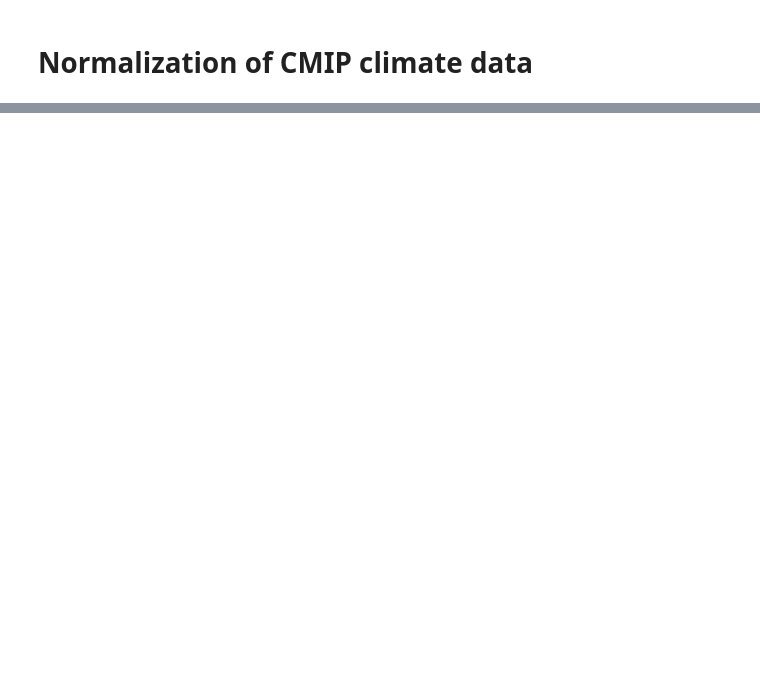
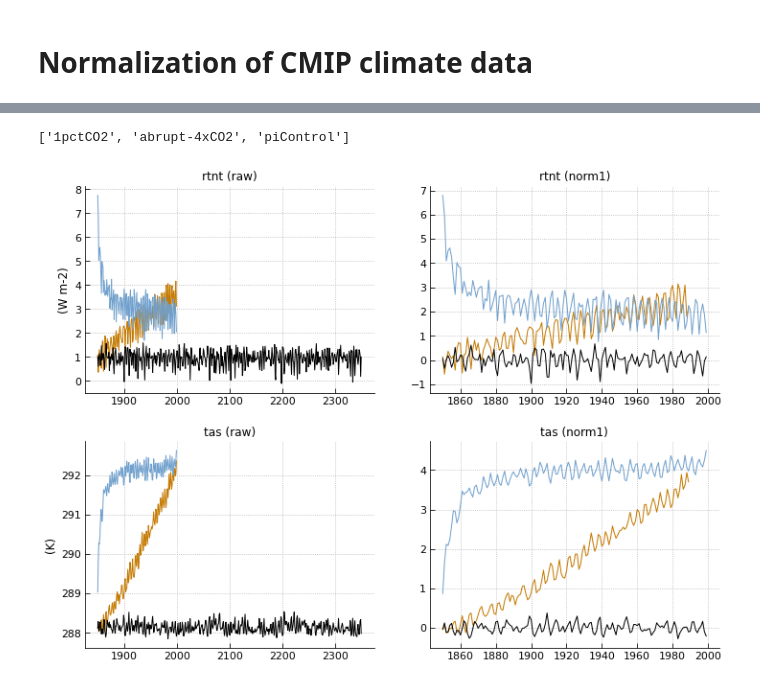
Before and after one commit to tsutsui1872/mce, a Jupyter notebook: notebook/calib_climate_pre.ipynb, the cells around one changed output, grey strips where cells are left out. Drawn from its saved outputs; the diff is of its cells as text; code cells hidden in the pictures; blank space fills up the shorter version.

```diff
--- a/notebook/calib_climate_pre.ipynb
+++ b/notebook/calib_climate_pre.ipynb
@@ -236,16 +205,0 @@ dfset = read_cmip(path, map_slice)
-# %%
-linreg = LinearRegression(reg_linregress)
-data = {}
-
-for source_id, df in dfset.items():
-    for variable, df1 in df.groupby(level=1):
-        trend = linreg.regress(df1.loc[('piControl', variable)])
-        df1n = df1.sub(trend)
-        df1n.columns = np.arange(df1.shape[1]) + 0.5
-        data[(source_id, variable)] = df1n.droplevel(1)
-
-df_norm1 = (
-    pd.concat(data)
-    .reorder_levels([0, 2, 1])
-    .sort_index(key=lambda x: x.str.lower())
-)
@@ -261,0 +265,4 @@ True
+# %%
+myplt = PlotBase(palette='ipcc_wg1')
+# %%
+ds = ScenarioBase(outpath='untracked/calib_cmip.h5', mode='r')
@@ -261,0 +272,39 @@ True
+# %%
+cmip_era = 'CMIP6'
+source_id = 'MIROC-ES2L'
+list(ds.file[f'calib/{cmip_era}/{source_id}'])
+# %% [output]
+['1pctCO2', 'abrupt-4xCO2', 'piControl']
+# %%
+cmip_era = 'CMIP6'
+source_id = 'MIROC-ES2L'
+
+myplt.init_regular(4, col=2)
+
+map_color = {
+    '1pctCO2': 'C2',
+    'abrupt-4xCO2': 'C1',
+    'piControl': 'C0',
+}
+variables = ['rtnt', 'tas']
+
+for exp1, grp in ds.file[f'calib/{cmip_era}/{source_id}'].items():
+    color = map_color[exp1]
+    for i, variable_id in enumerate(variables):
+        df = pd.DataFrame({k: v for k, v in grp['raw'].items()}).set_index('time')
+        ax = myplt(2*i)
+        d1 = df[variable_id]
+        ax.plot(d1.index, d1, color=color)
+        ax.set_ylabel('({})'.format(grp['raw'][variable_id].attrs['units']))
+        ax.set_title(f'{variable_id} (raw)')
+
+        df = pd.DataFrame({k: v for k, v in grp['norm1'].items()}).set_index('time')
+        ax = myplt(2*i+1)
+        d1 = df[variable_id]
+        ax.plot(d1.index, d1, color=color)
+        ax.set_title(f'{variable_id} (norm1)')
+
+for ax in myplt():
+    ax.grid()
+# %% [output]
+[figure, added]
```
Also changed, not shown: parts of 28 cells of this notebook, 2 other files.
